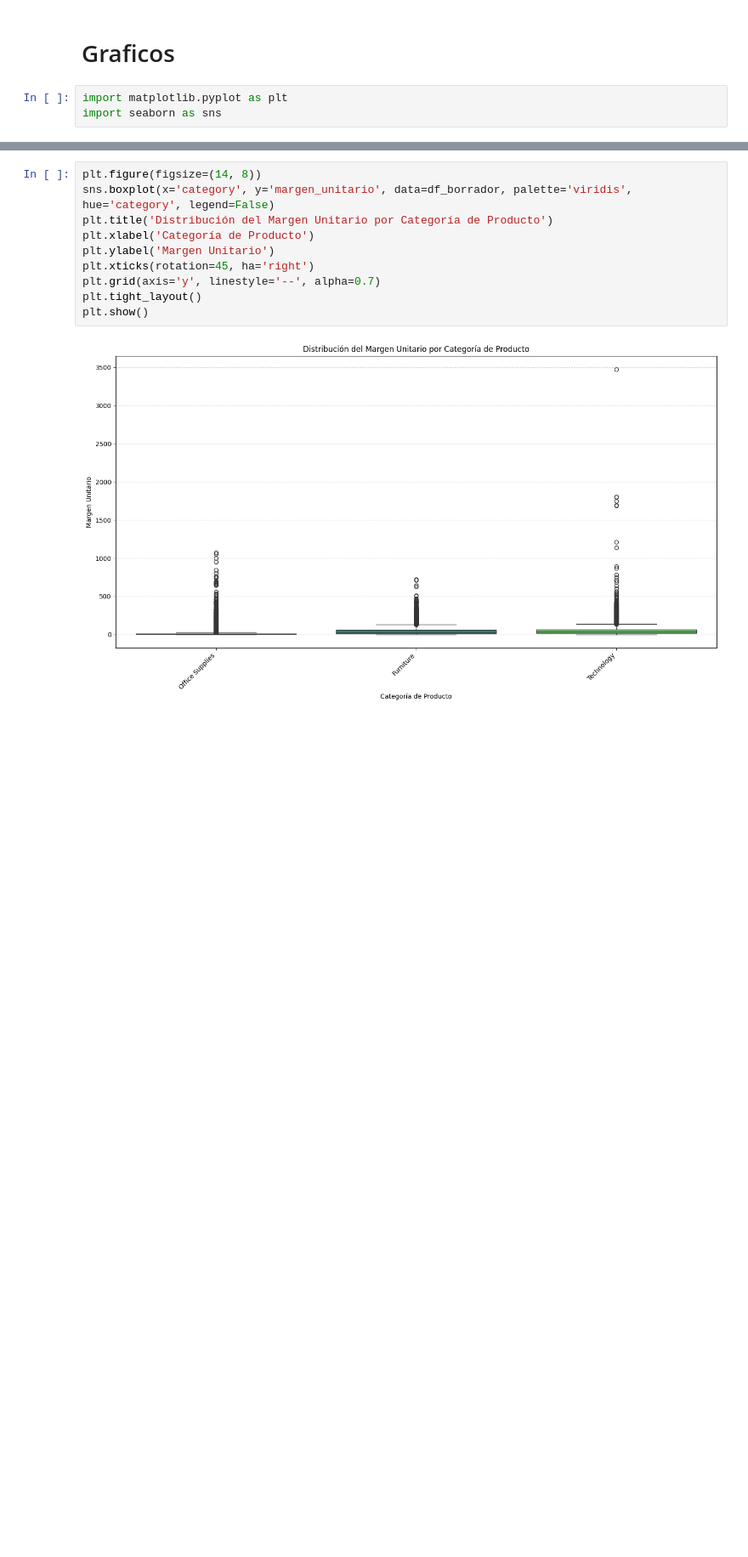
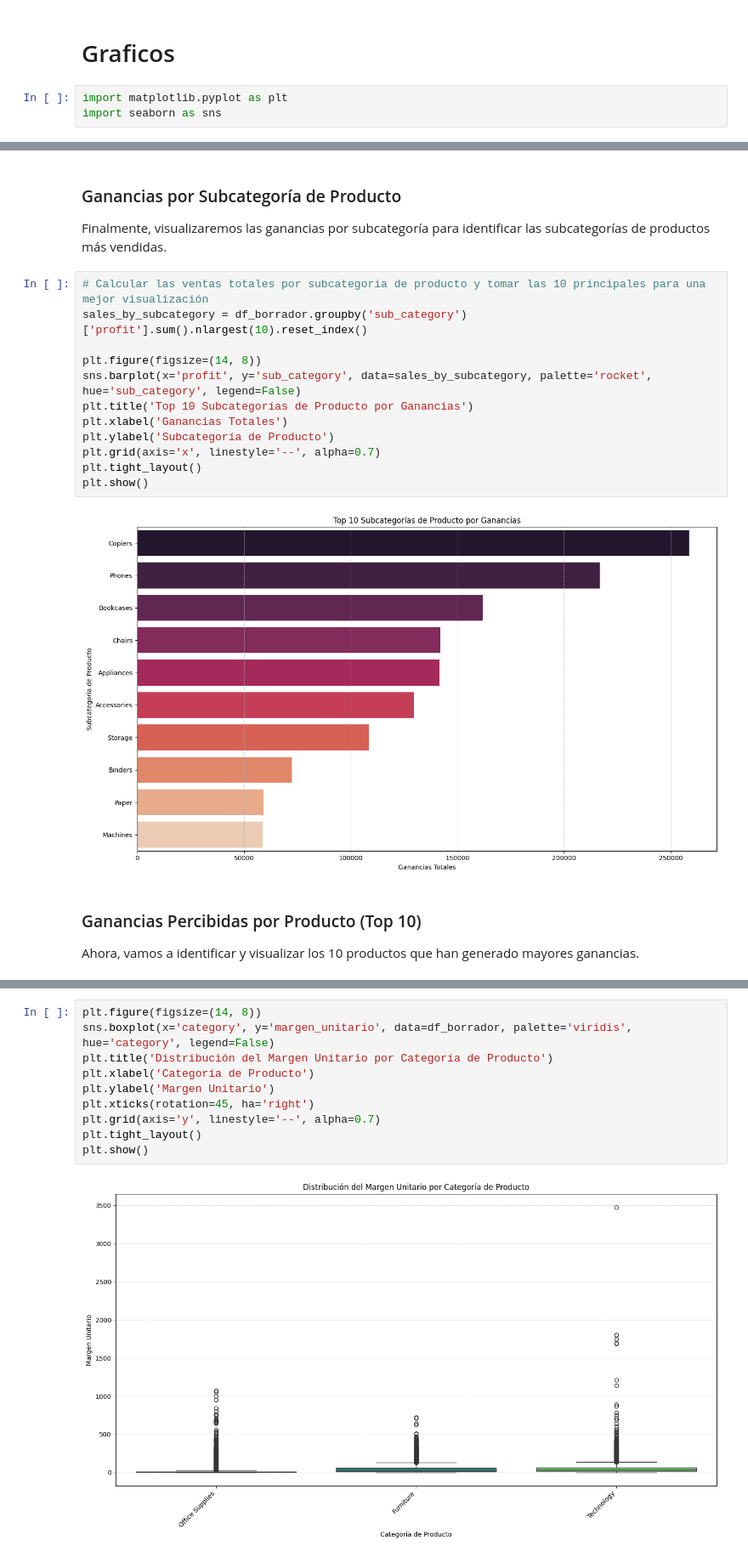
Before and after one commit to DAGP1145/MineriaDeDatos2, a Jupyter notebook: Dataset.ipynb, the cells around one changed output, grey strips where cells are left out. Shown at 85% size. Cells and saved outputs as stored; diff of their text form; blank space fills up the shorter version.

```diff
--- a/Dataset.ipynb
+++ b/Dataset.ipynb
@@ -414,0 +441,22 @@ import seaborn as sns
+# %% [markdown]
+### Ganancias por Subcategoría de Producto
+
+Finalmente, visualizaremos las ganancias por subcategoría para identificar las subcategorías de productos más vendidas.
+# %%
+# Calcular las ventas totales por subcategoría de producto y tomar las 10 principales para una mejor visualización
+sales_by_subcategory = df_borrador.groupby('sub_category')['profit'].sum().nlargest(10).reset_index()
+
+plt.figure(figsize=(14, 8))
+sns.barplot(x='profit', y='sub_category', data=sales_by_subcategory, palette='rocket', hue='sub_category', legend=False)
+plt.title('Top 10 Subcategorías de Producto por Ganancias')
+plt.xlabel('Ganancias Totales')
+plt.ylabel('Subcategoría de Producto')
+plt.grid(axis='x', linestyle='--', alpha=0.7)
+plt.tight_layout()
+plt.show()
+# %% [output]
+[figure, added]
+# %% [markdown]
+### Ganancias Percibidas por Producto (Top 10)
+
+Ahora, vamos a identificar y visualizar los 10 productos que han generado mayores ganancias.
```
Also changed, not shown: parts of 33 cells of this notebook.
